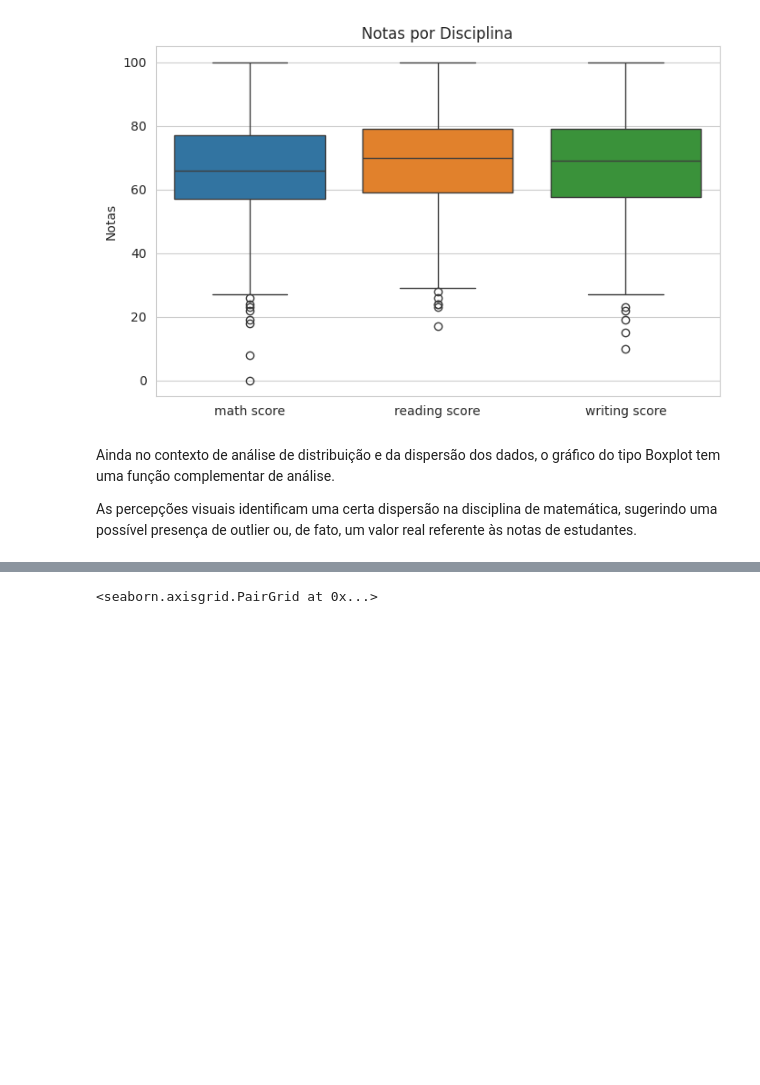
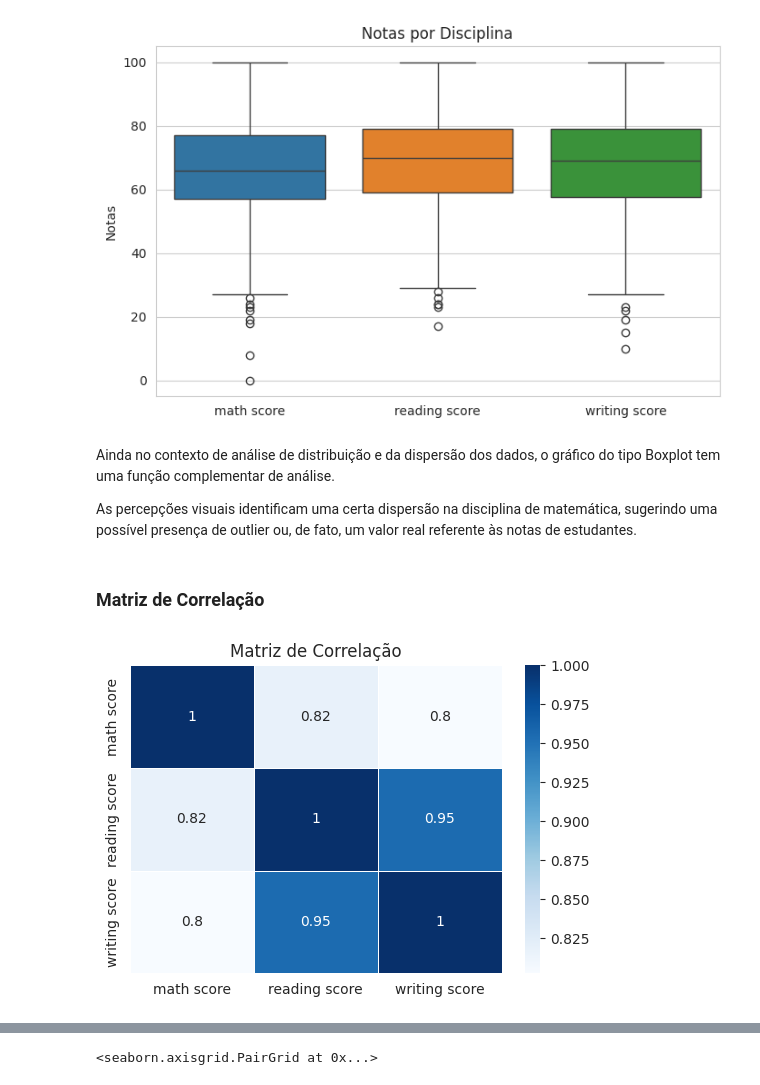
Before and after one commit to Vieiraligia/Data-Science-and-Analytics, a Jupyter notebook: MVP Analise de Dados e Boas Praticas/MVP_AnalisedeDadoseBoasPraticas.ipynb, the cells around one changed output, grey strips where cells are left out. Drawn from its saved outputs; the diff is of its cells as text; code cells hidden in the pictures; blank space fills up the shorter version.

```diff
--- a/MVP Analise de Dados e Boas Praticas/MVP_AnalisedeDadoseBoasPraticas.ipynb
+++ b/MVP Analise de Dados e Boas Praticas/MVP_AnalisedeDadoseBoasPraticas.ipynb
@@ -283,3 +287,22 @@ plt.show()
 Ainda no contexto de análise de distribuição e da dispersão dos dados, o gráfico do tipo Boxplot tem uma função complementar de análise.
 
 As percepções visuais identificam uma certa dispersão na disciplina de matemática, sugerindo uma possível presença de outlier ou, de fato, um valor real referente às notas de estudantes.
+# %% [markdown]
+### Matriz de Correlação
+# %%
+
+corr = df[["math score","reading score","writing score"]].corr()
+
+plt.figure(figsize=(6,4))
+
+sns.heatmap(
+    corr,
+    annot=True,
+    cmap="Blues",
+    linewidths=0.5
+)
+
+plt.title("Matriz de Correlação")
+plt.show()
+# %% [output]
+[figure, added]
```
Also changed, not shown: parts of 11 cells of this notebook.
